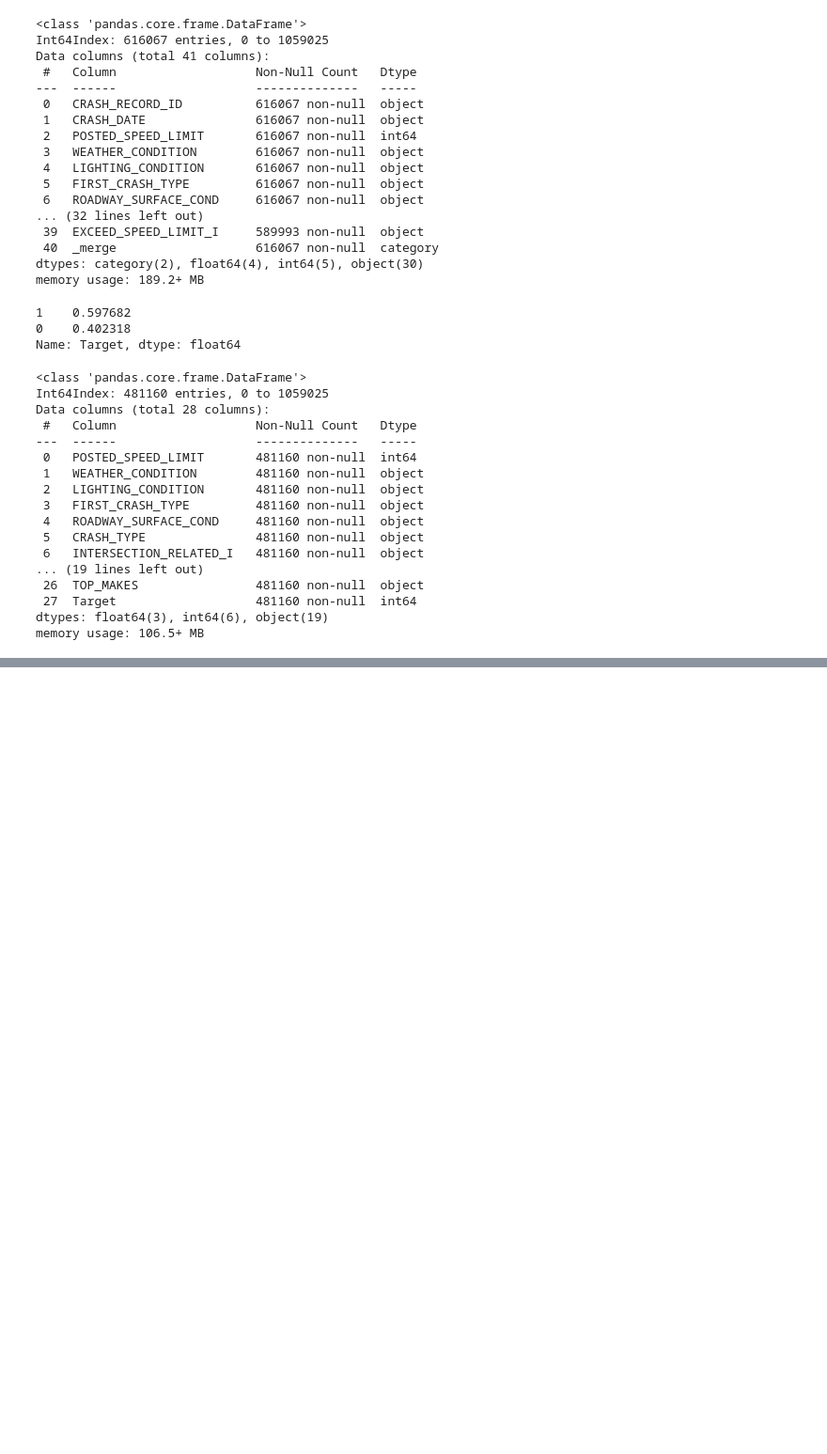
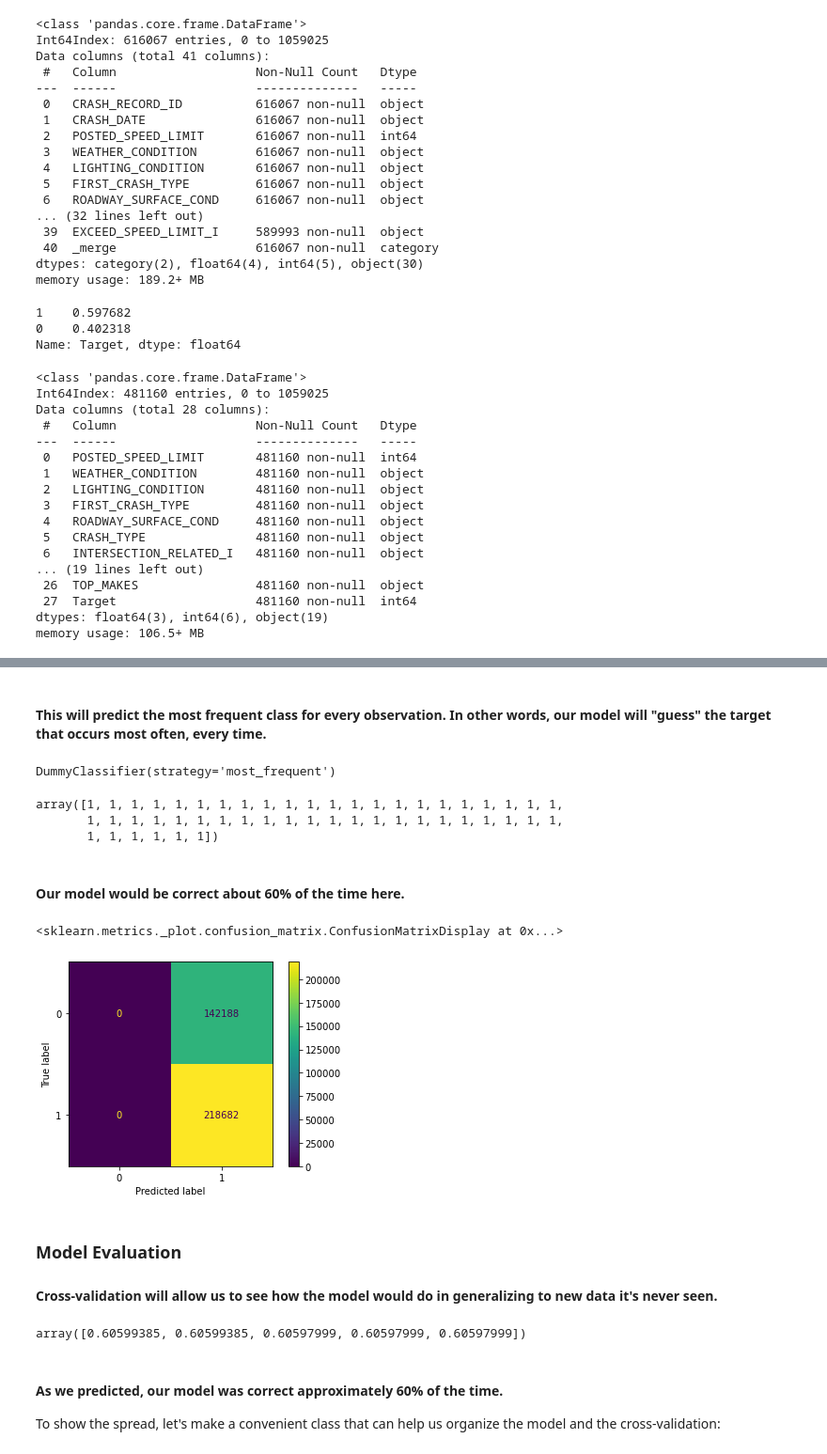
Before and after one commit to Jbruemmer/Auto_Insurance_Fraud_Project, a Jupyter notebook: Working_notebook_3.ipynb, the cells around one changed output, grey strips where cells are left out. Shown at 94% size. Cells and saved outputs as stored; diff of their text form; code cells hidden in the pictures; blank space fills up the shorter version.

Commit message:
add most recent changes

```diff
--- a/Working_notebook_3.ipynb
+++ b/Working_notebook_3.ipynb
@@ -311,0 +316,8 @@ memory usage: 106.5+ MB
+# %%
+#perform test train split and create (x)s
+numeric_df = cpc_df[['POSTED_SPEED_LIMIT','NUM_UNITS','INJURIES_INCAPACITATING',
+                     'CRASH_HOUR','CRASH_DAY_OF_WEEK','CRASH_MONTH','AGE',
+                     'VEHICLE_YEAR', 'Target']]
+X = numeric_df.drop("Target", axis=1)
+y = numeric_df["Target"]
+X_train, X_test, y_train, y_test = train_test_split(X, y, random_state=2021)
@@ -311,0 +326,36 @@ memory usage: 106.5+ MB
+# %% [markdown]
+#### This will predict the most frequent class for every observation. In other words, our model will "guess" the target that occurs most often, every time.
+# %%
+from sklearn.dummy import DummyClassifier
+
+dummy_model = DummyClassifier(strategy="most_frequent")
+# %%
+dummy_model.fit(X_train, y_train)
+# %% [output]
+DummyClassifier(strategy='most_frequent')
+# %%
+dummy_model.predict(y_train)[:50]
+# %% [output]
+array([1, 1, 1, 1, 1, 1, 1, 1, 1, 1, 1, 1, 1, 1, 1, 1, 1, 1, 1, 1, 1, 1,
+       1, 1, 1, 1, 1, 1, 1, 1, 1, 1, 1, 1, 1, 1, 1, 1, 1, 1, 1, 1, 1, 1,
+       1, 1, 1, 1, 1, 1])
+# %% [markdown]
+#### Our model would be correct about 60% of the time here.
+# %%
+#how about we make a confusion matrix
+plot_confusion_matrix(dummy_model, X_train, y_train)
+# %% [output]
+<sklearn.metrics._plot.confusion_matrix.ConfusionMatrixDisplay at 0x...>
+[figure, added]
+# %% [markdown]
+### Model Evaluation
+
+#### Cross-validation will allow us to see how the model would do in generalizing to new data it's never seen.
+# %%
+cv_results = cross_val_score(dummy_model, X_train, y_train, cv=5)
+cv_results
+# %% [output]
+array([0.60599385, 0.60599385, 0.60597999, 0.60597999, 0.60597999])
+# %% [markdown]
+#### As we predicted, our model was correct approximately 60% of the time.
+To show the spread, let's make a convenient class that can help us organize the model and the cross-validation:
```
Also changed, not shown: parts of 192 cells of this notebook.
